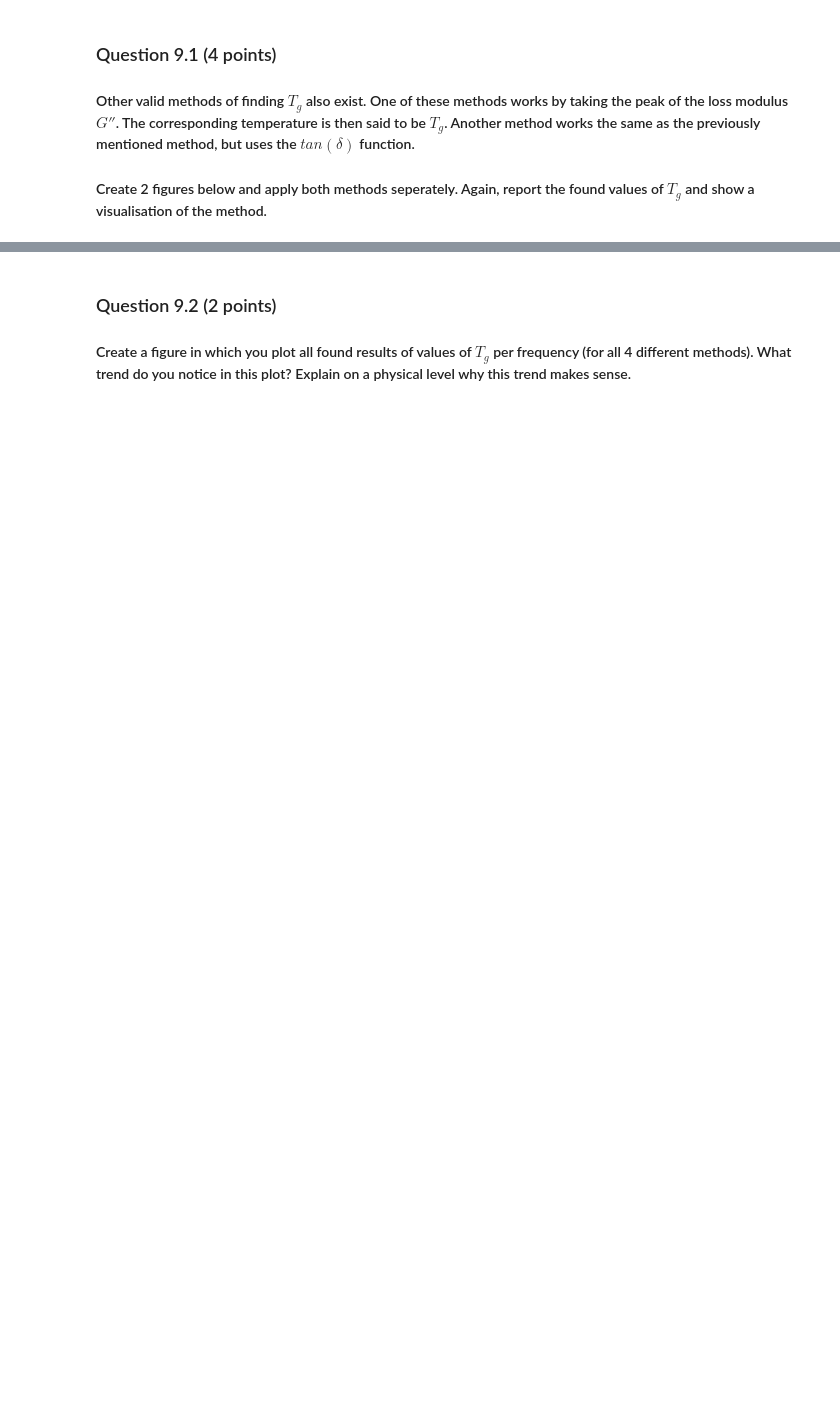
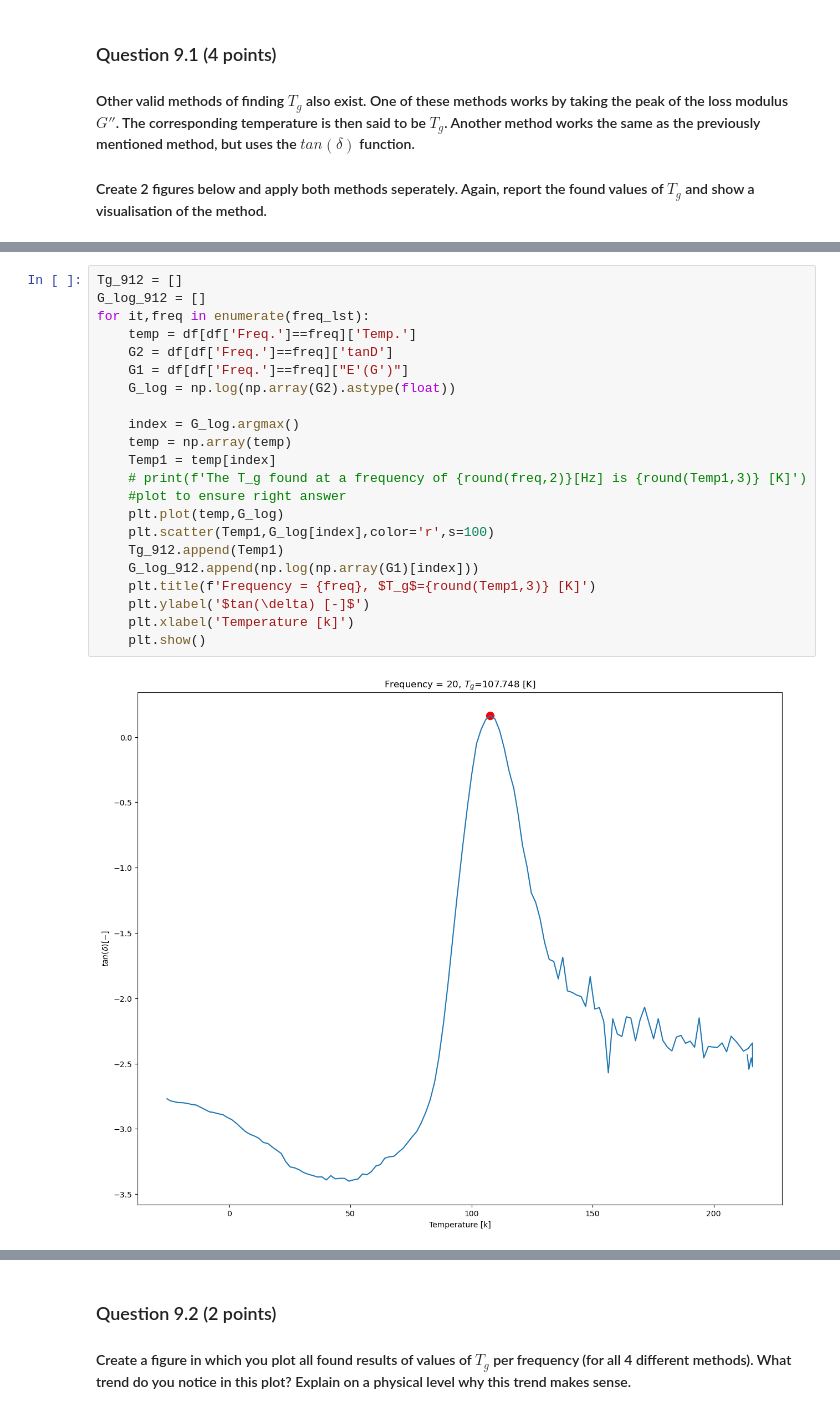
Before and after one commit to ocarpentier/PCM, a Jupyter notebook: Rheokinetics/Notebook Rheokinetics.ipynb, the cells around one changed output, grey strips where cells are left out. Drawn from its saved outputs; the diff is of its cells as text; blank space fills up the shorter version.

```diff
--- a/Rheokinetics/Notebook Rheokinetics.ipynb
+++ b/Rheokinetics/Notebook Rheokinetics.ipynb
@@ -304,0 +305,24 @@ The T_g found at a frequency of 0.2[Hz] is 90.106 [K]
+# %%
+Tg_912 = []
+G_log_912 = []
+for it,freq in enumerate(freq_lst):
+    temp = df[df['Freq.']==freq]['Temp.']
+    G2 = df[df['Freq.']==freq]['tanD']
+    G1 = df[df['Freq.']==freq]["E'(G')"]
+    G_log = np.log(np.array(G2).astype(float))
+
+    index = G_log.argmax()
+    temp = np.array(temp)
+    Temp1 = temp[index]
+    # print(f'The T_g found at a frequency of {round(freq,2)}[Hz] is {round(Temp1,3)} [K]')
+    #plot to ensure right answer
+    plt.plot(temp,G_log)
+    plt.scatter(Temp1,G_log[index],color='r',s=100)
+    Tg_912.append(Temp1)
+    G_log_912.append(np.log(np.array(G1)[index]))
+    plt.title(f'Frequency = {freq}, $T_g$={round(Temp1,3)} [K]')
+    plt.ylabel('$tan(\delta) [-]$')
+    plt.xlabel('Temperature [k]')
+    plt.show()
+# %% [output]
+[figure, added]
```
Also changed, not shown: parts of 18 cells of this notebook, 1 other file.
